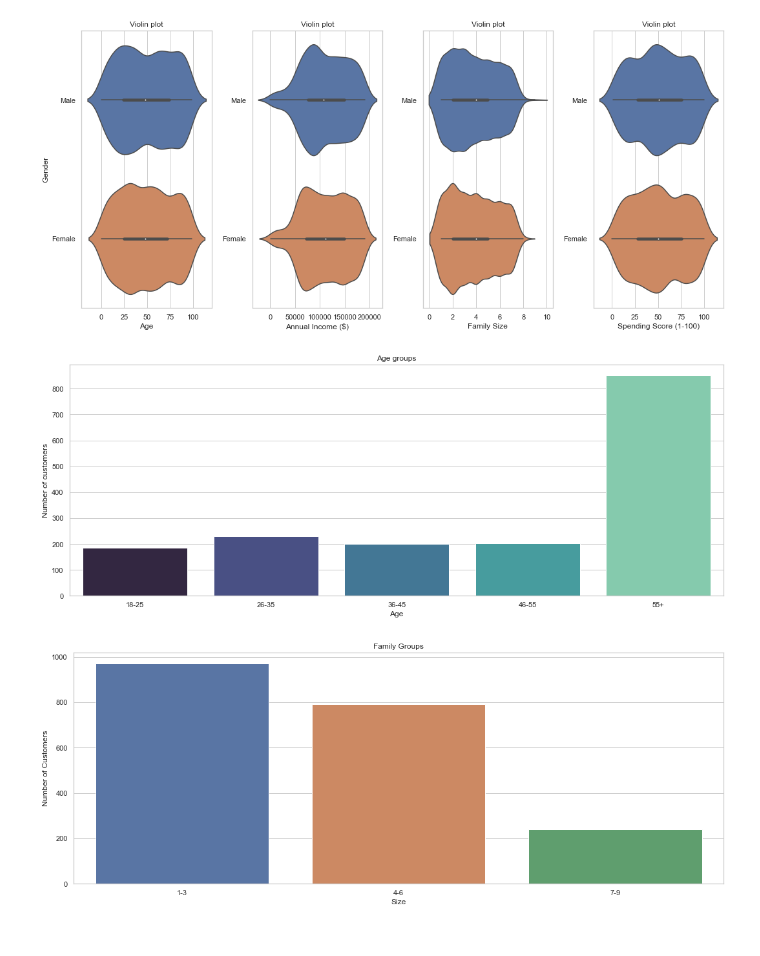
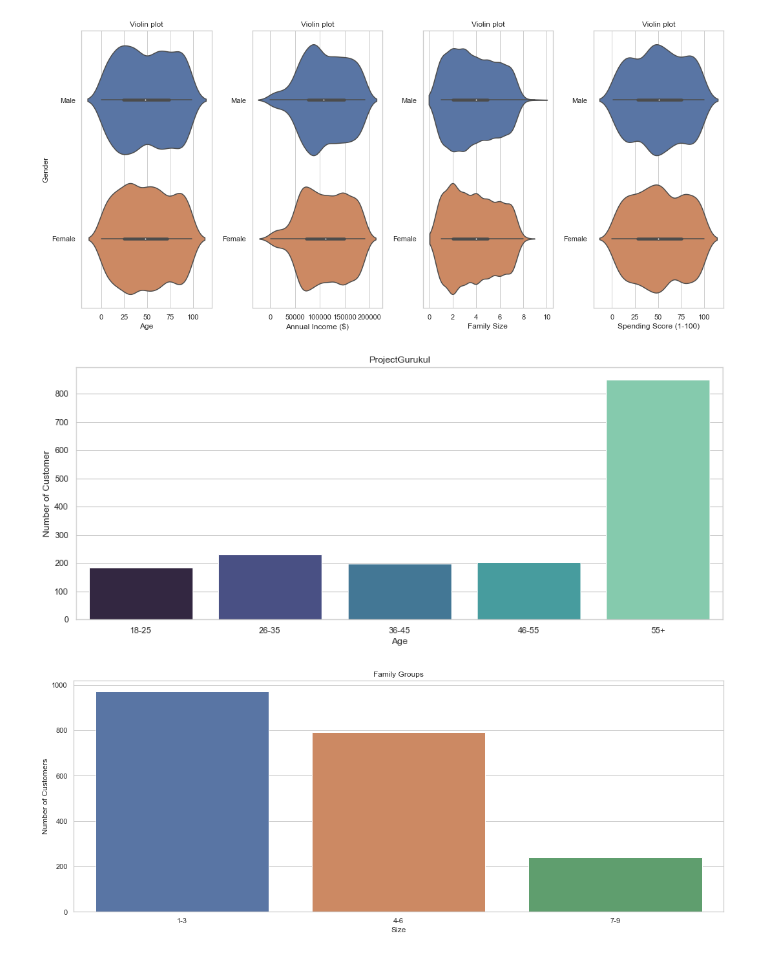
Before and after one commit to AiJared/Customer-Segmentation, a Jupyter notebook: Customer Segmentation.ipynb, the cells around one changed output. Cells and saved outputs as stored; diff of their text form; code cells hidden in the pictures.

```diff
--- a/Customer Segmentation.ipynb
+++ b/Customer Segmentation.ipynb
@@ -278,25 +278,23 @@ plt.show()
 # %% [output]
 [figure]
 # %%
-# for better visualization, here are different age groups:
-age_18_25 = df.Age[(df.Age >= 18) & (df.Age <=25)]
-age_26_35 = df.Age[(df.Age >= 26) & (df.Age <=35)]
-age_36_45 = df.Age[(df.Age >= 36) & (df.Age <=45)]
-age_46_55 = df.Age[(df.Age >= 46) & (df.Age <=55)]
-age_above_55 = df.Age[(df.Age >=56)]
+age_18_25 = df.Age[(df.Age >= 18) & (df.Age <= 25)]
+age_26_35 = df.Age[(df.Age >= 26) & (df.Age <= 35)]
+age_36_45 = df.Age[(df.Age >= 36) & (df.Age <= 45)]
+age_46_55 = df.Age[(df.Age >= 46) & (df.Age <= 55)]
+age_above_55 = df.Age[(df.Age >= 56)]
 
-agex = ['18-25', '26-35', '36-45', '46-55', '55+']
-agey = [len(age_18_25.values), len(age_26_35.values), len(age_36_45.values), len(age_46_55.values), len(age_above_55.values)]
+agex = ['18-25', '26-35', '36-45','46-55','55+']
+agey = [len(age_18_25.values),len(age_26_35.values),len(age_36_45.values),len(age_46_55.values),len(age_above_55.values)]
 
-plt.figure(figsize=(15,6))
-sns.barplot(x = agex, y=agey, palette='mako')
-plt.title("Age groups")
-plt.xlabel("Age")
-plt.ylabel("Number of customers")
-save_fig("Age-groups")
+plt.figure(figsize = (15,6))
+sns.barplot(x = agex, y = agey , palette='mako')
+plt.title('ProjectGurukul')
+plt.xlabel('Age')
+plt.ylabel('Number of Customer')
 plt.show()
 # %% [output]
-[figure, old version]
+[figure, new version]
 # %%
 # Groups based on Family Size
 fs_1_3 = df["Family Size"][(df["Family Size"] >=1) & (df["Family Size"] <=3)]
```
Also changed, not shown: parts of 8 cells of this notebook, 3 other files.
